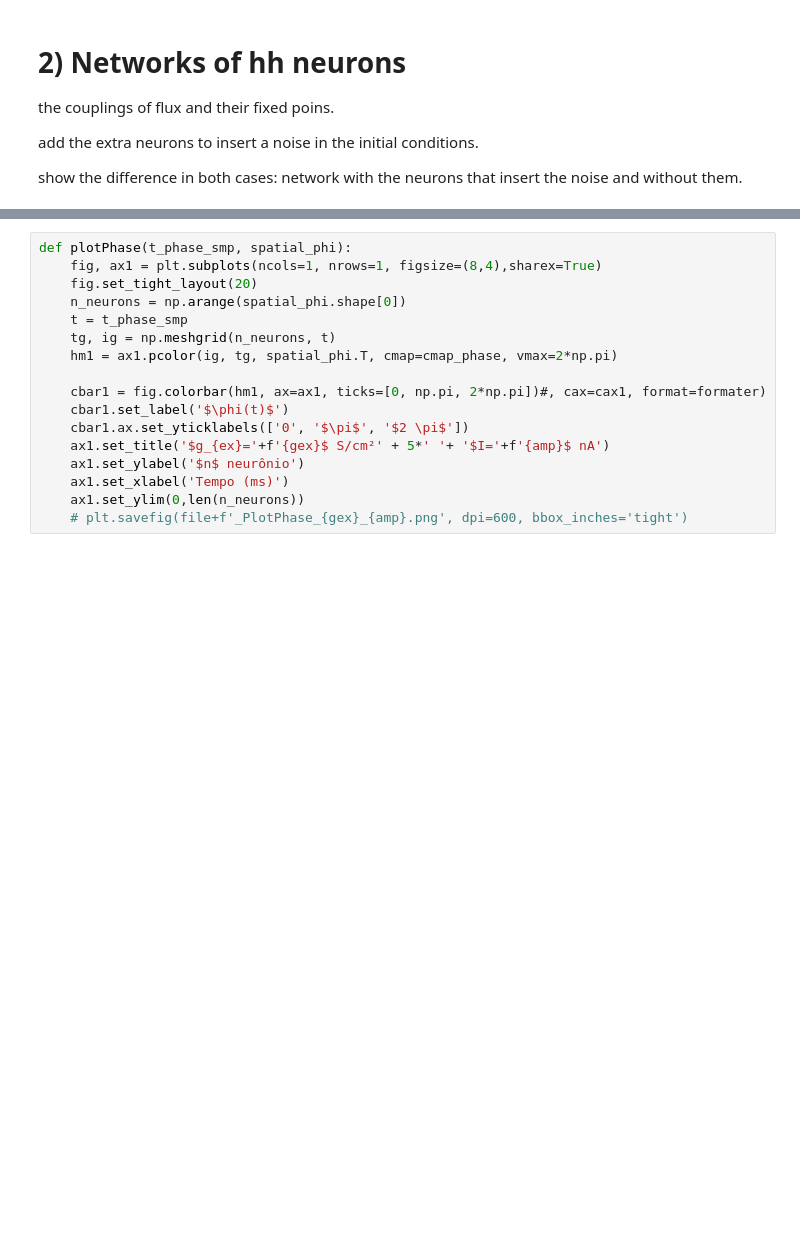
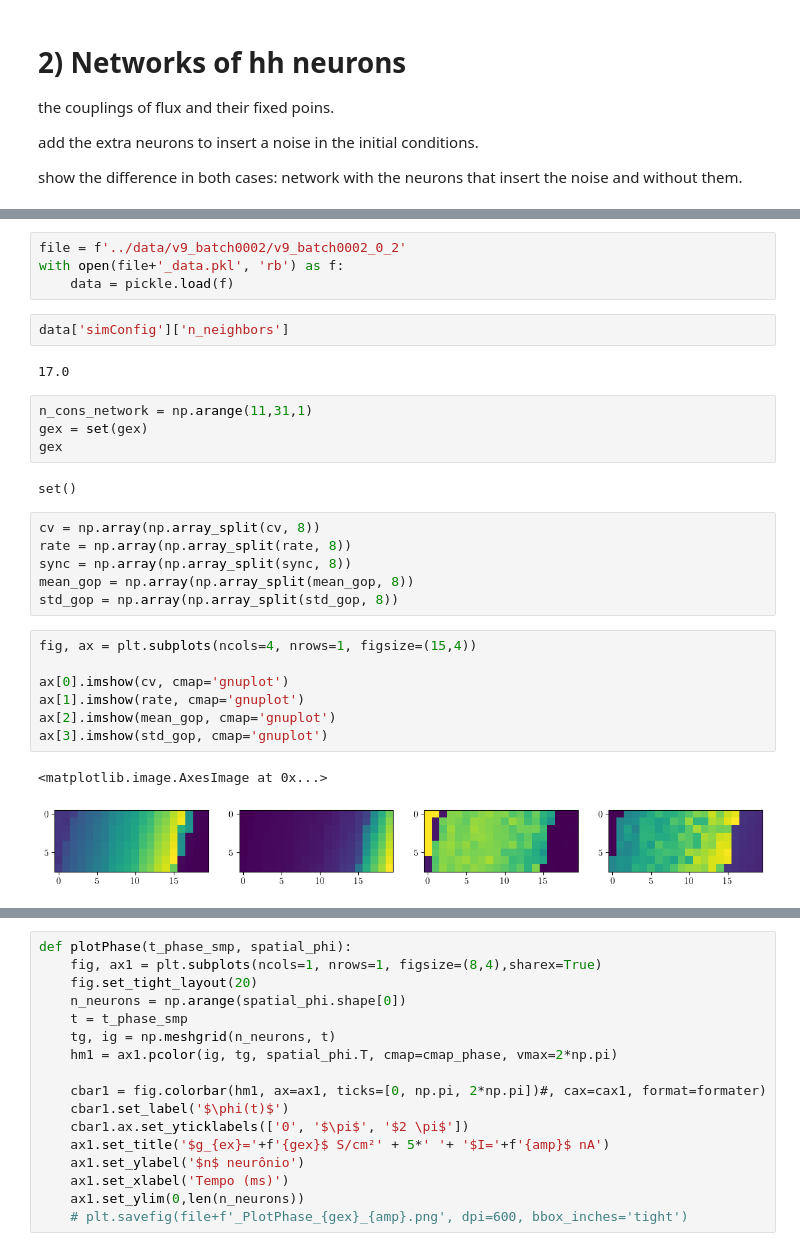
Before and after one commit to FernandoSBorges/chimeras, a Jupyter notebook: notebooks/analises_dissertacao.ipynb, the cells around one changed output, grey strips where cells are left out. Saved outputs shown, nothing was run; the diff lists cells and outputs as text; blank space fills up the shorter version.

```diff
--- a/notebooks/analises_dissertacao.ipynb
+++ b/notebooks/analises_dissertacao.ipynb
@@ -615,0 +650,30 @@ amp = data['simConfig']['IClamp0']['amp']
+# %%
+file = f'../data/v9_batch0002/v9_batch0002_0_2'
+with open(file+'_data.pkl', 'rb') as f:
+    data = pickle.load(f)
+# %%
+data['simConfig']['n_neighbors']
+# %% [output]
+17.0
+# %%
+n_cons_network = np.arange(11,31,1)
+gex = set(gex)
+gex
+# %% [output]
+set()
+# %%
+cv = np.array(np.array_split(cv, 8))
+rate = np.array(np.array_split(rate, 8))
+sync = np.array(np.array_split(sync, 8))
+mean_gop = np.array(np.array_split(mean_gop, 8))
+std_gop = np.array(np.array_split(std_gop, 8))
+# %%
+fig, ax = plt.subplots(ncols=4, nrows=1, figsize=(15,4))
+
+ax[0].imshow(cv, cmap='gnuplot')
+ax[1].imshow(rate, cmap='gnuplot')
+ax[2].imshow(mean_gop, cmap='gnuplot')
+ax[3].imshow(std_gop, cmap='gnuplot')
+# %% [output]
+<matplotlib.image.AxesImage at 0x...>
+[figure, added]
```
Also changed, not shown: parts of 13 cells of this notebook, 15 other files.
